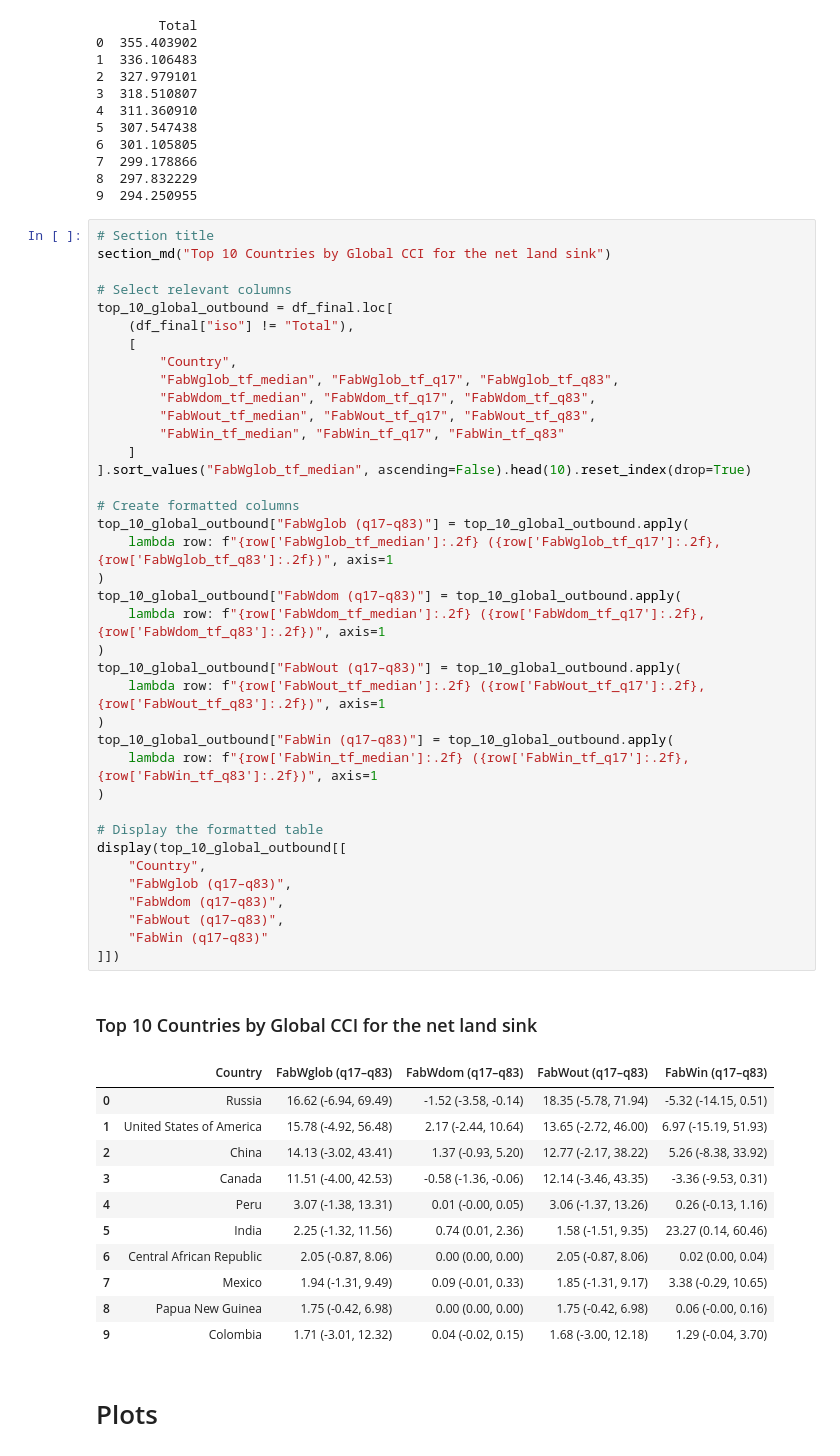
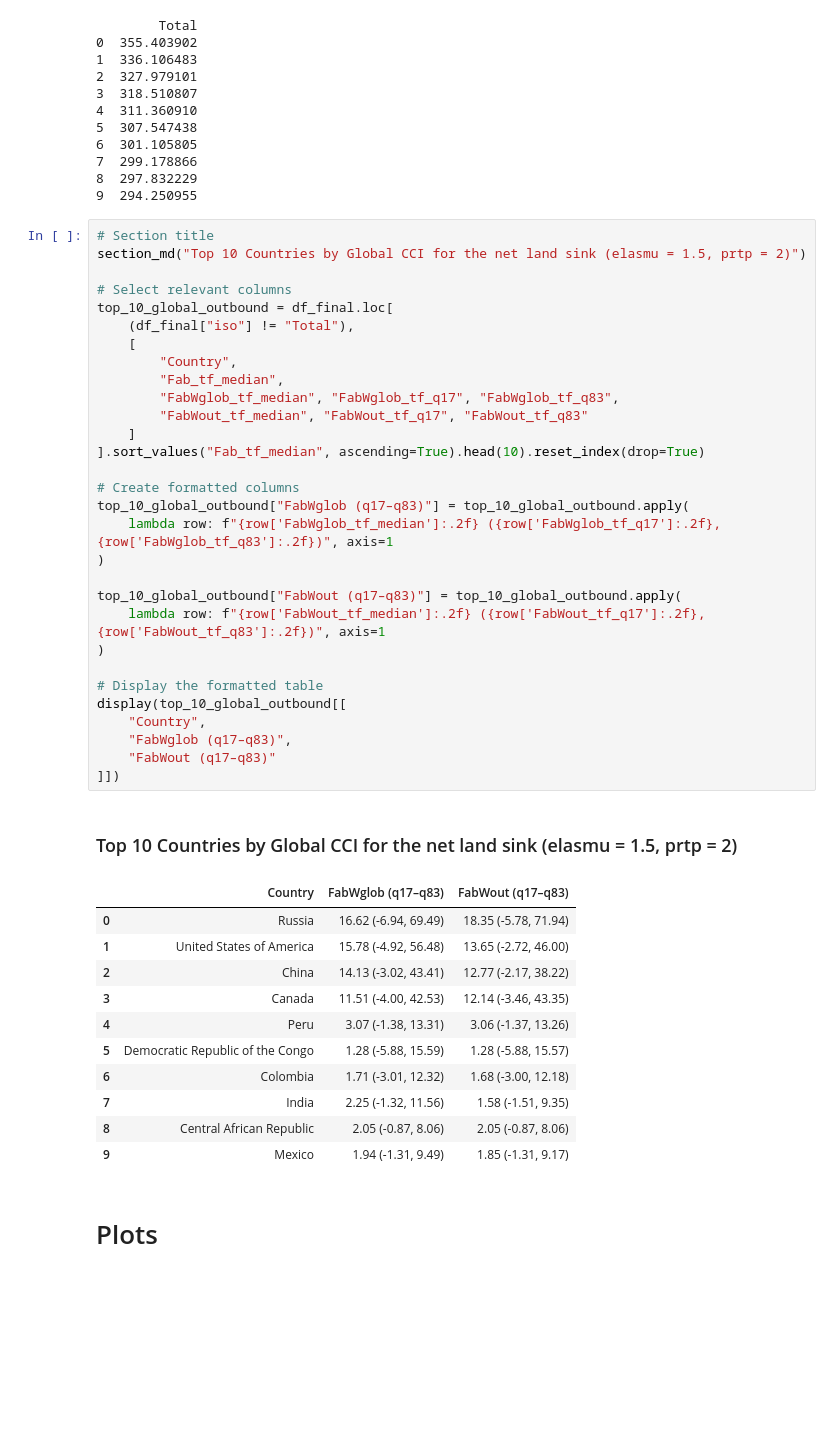
Before and after one commit to isaldiviagonzatti/landCSinkWealth, a Jupyter notebook: code/main_ela_prt.ipynb, the cells around one changed output. Drawn from its saved outputs; the diff is of its cells as text; blank space fills up the shorter version.

```diff
--- a/code/main_ela_prt.ipynb
+++ b/code/main_ela_prt.ipynb
@@ -1877,55 +1880,47 @@ Global mean (SD) carbon fluxes in GtC/yr, 2013–2022
 9  294.250955
 # %%
 # Section title
-section_md("Top 10 Countries by Global CCI for the net land sink")
+section_md("Top 10 Countries by Global CCI for the net land sink (elasmu = 1.5, prtp = 2)")
 
 # Select relevant columns
 top_10_global_outbound = df_final.loc[
     (df_final["iso"] != "Total"),
     [
         "Country",
+        "Fab_tf_median",
         "FabWglob_tf_median", "FabWglob_tf_q17", "FabWglob_tf_q83",
-        "FabWdom_tf_median", "FabWdom_tf_q17", "FabWdom_tf_q83",
-        "FabWout_tf_median", "FabWout_tf_q17", "FabWout_tf_q83",
-        "FabWin_tf_median", "FabWin_tf_q17", "FabWin_tf_q83"
+        "FabWout_tf_median", "FabWout_tf_q17", "FabWout_tf_q83"
     ]
-].sort_values("FabWglob_tf_median", ascending=False).head(10).reset_index(drop=True)
+].sort_values("Fab_tf_median", ascending=True).head(10).reset_index(drop=True)
 
 # Create formatted columns
 top_10_global_outbound["FabWglob (q17–q83)"] = top_10_global_outbound.apply(
     lambda row: f"{row['FabWglob_tf_median']:.2f} ({row['FabWglob_tf_q17']:.2f}, {row['FabWglob_tf_q83']:.2f})", axis=1
 )
-top_10_global_outbound["FabWdom (q17–q83)"] = top_10_global_outbound.apply(
-    lambda row: f"{row['FabWdom_tf_median']:.2f} ({row['FabWdom_tf_q17']:.2f}, {row['FabWdom_tf_q83']:.2f})", axis=1
-)
+
 top_10_global_outbound["FabWout (q17–q83)"] = top_10_global_outbound.apply(
     lambda row: f"{row['FabWout_tf_median']:.2f} ({row['FabWout_tf_q17']:.2f}, {row['FabWout_tf_q83']:.2f})", axis=1
-)
-top_10_global_outbound["FabWin (q17–q83)"] = top_10_global_outbound.apply(
-    lambda row: f"{row['FabWin_tf_median']:.2f} ({row['FabWin_tf_q17']:.2f}, {row['FabWin_tf_q83']:.2f})", axis=1
 )
 
 # Display the formatted table
 display(top_10_global_outbound[[
     "Country",
     "FabWglob (q17–q83)",
-    "FabWdom (q17–q83)",
-    "FabWout (q17–q83)",
-    "FabWin (q17–q83)"
+    "FabWout (q17–q83)"
 ]])
 # %% [output]
-### Top 10 Countries by Global CCI for the net land sink
+### Top 10 Countries by Global CCI for the net land sink (elasmu = 1.5, prtp = 2)
-|  | Country | FabWglob (q17–q83) | FabWdom (q17–q83) | FabWout (q17–q83) | FabWin (q17–q83) |
-| 0 | Russia | 16.62 (-6.94, 69.49) | -1.52 (-3.58, -0.14) | 18.35 (-5.78, 71.94) | -5.32 (-14.15, 0.51) |
-| 1 | United States of America | 15.78 (-4.92, 56.48) | 2.17 (-2.44, 10.64) | 13.65 (-2.72, 46.00) | 6.97 (-15.19, 51.93) |
-| 2 | China | 14.13 (-3.02, 43.41) | 1.37 (-0.93, 5.20) | 12.77 (-2.17, 38.22) | 5.26 (-8.38, 33.92) |
-| 3 | Canada | 11.51 (-4.00, 42.53) | -0.58 (-1.36, -0.06) | 12.14 (-3.46, 43.35) | -3.36 (-9.53, 0.31) |
-| 4 | Peru | 3.07 (-1.38, 13.31) | 0.01 (-0.00, 0.05) | 3.06 (-1.37, 13.26) | 0.26 (-0.13, 1.16) |
-| 5 | India | 2.25 (-1.32, 11.56) | 0.74 (0.01, 2.36) | 1.58 (-1.51, 9.35) | 23.27 (0.14, 60.46) |
-| 6 | Central African Republic | 2.05 (-0.87, 8.06) | 0.00 (0.00, 0.00) | 2.05 (-0.87, 8.06) | 0.02 (0.00, 0.04) |
-| 7 | Mexico | 1.94 (-1.31, 9.49) | 0.09 (-0.01, 0.33) | 1.85 (-1.31, 9.17) | 3.38 (-0.29, 10.65) |
-| 8 | Papua New Guinea | 1.75 (-0.42, 6.98) | 0.00 (0.00, 0.00) | 1.75 (-0.42, 6.98) | 0.06 (-0.00, 0.16) |
-| 9 | Colombia | 1.71 (-3.01, 12.32) | 0.04 (-0.02, 0.15) | 1.68 (-3.00, 12.18) | 1.29 (-0.04, 3.70) |
+|  | Country | FabWglob (q17–q83) | FabWout (q17–q83) |
+| 0 | Russia | 16.62 (-6.94, 69.49) | 18.35 (-5.78, 71.94) |
+| 1 | United States of America | 15.78 (-4.92, 56.48) | 13.65 (-2.72, 46.00) |
+| 2 | China | 14.13 (-3.02, 43.41) | 12.77 (-2.17, 38.22) |
+| 3 | Canada | 11.51 (-4.00, 42.53) | 12.14 (-3.46, 43.35) |
+| 4 | Peru | 3.07 (-1.38, 13.31) | 3.06 (-1.37, 13.26) |
+| 5 | Democratic Republic of the Congo | 1.28 (-5.88, 15.59) | 1.28 (-5.88, 15.57) |
+| 6 | Colombia | 1.71 (-3.01, 12.32) | 1.68 (-3.00, 12.18) |
+| 7 | India | 2.25 (-1.32, 11.56) | 1.58 (-1.51, 9.35) |
+| 8 | Central African Republic | 2.05 (-0.87, 8.06) | 2.05 (-0.87, 8.06) |
+| 9 | Mexico | 1.94 (-1.31, 9.49) | 1.85 (-1.31, 9.17) |
 # %% [markdown]
 # Plots
 # %% [markdown]
```
Also changed, not shown: parts of 3 cells of this notebook, 10 other files.
